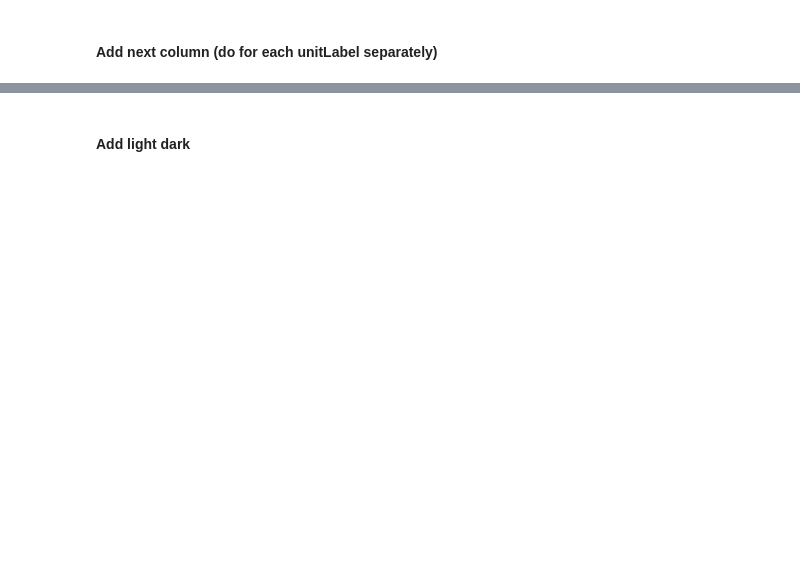
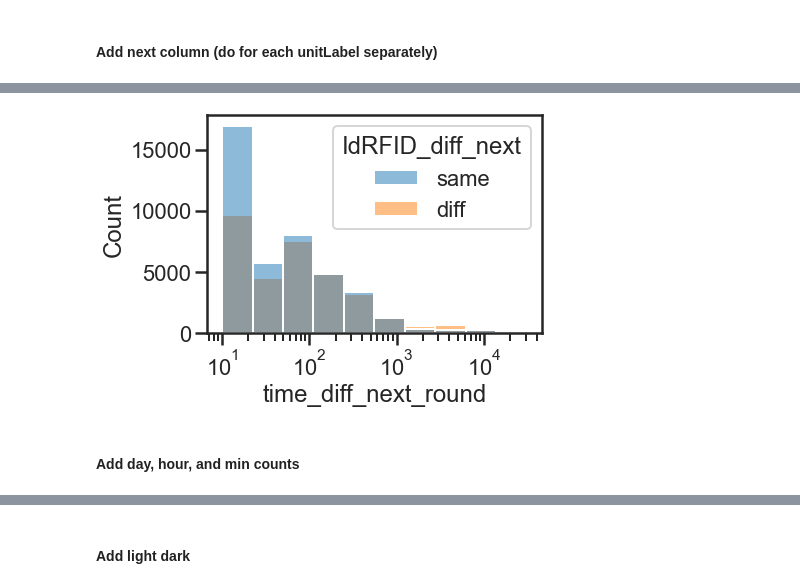
Before and after one commit to grace3999/RFID_polysubstance, a Jupyter notebook: RFID_VDM_wsucrose.ipynb, the cells around one changed output, grey strips where cells are left out. Drawn from its saved outputs; the diff is of its cells as text; code cells hidden in the pictures; blank space fills up the shorter version.

```diff
--- a/RFID_VDM_wsucrose.ipynb
+++ b/RFID_VDM_wsucrose.ipynb
@@ -69,6 +69,7 @@ for path in RFID_data_dir_paths:
     data_RFID_int['RFID_time_start'] = [x.split(' ')[1] for x in data_RFID_int['RFID_datetime_start'].dt.strftime("%Y-%m-%d %H:%M:%S")]
     data_RFID_int['RFID_hour'] = data_RFID_int['RFID_datetime_start'].dt.hour
     data_RFID_int['RFID_min'] = data_RFID_int['RFID_datetime_start'].dt.minute
+    data_RFID_int['RFID_second'] = data_RFID_int['RFID_datetime_start'].dt.second
 
     if data_RFID.empty:
         data_RFID = data_RFID_int
@@ -80,7 +81,7 @@ for path in RFID_data_dir_paths:
 #clean columns
 data_RFID = data_RFID[['IdRFID', 'unitLabel', 'eventDuration',
        'RFID_datetime_start', 'RFID_date',
-       'RFID_day', 'RFID_time_start', 'RFID_hour', 'RFID_min']]
+       'RFID_day', 'RFID_time_start', 'RFID_hour', 'RFID_min', 'RFID_second']]
 
 data_RFID.head()
 # %% [output]
@@ -164,7 +165,7 @@ for unitlabel in data_RFID['unitLabel'].unique():
 
 data_RFID_next['time_diff_next'] = (data_RFID_next['RFID_datetime_start_next'] - data_RFID_next['RFID_datetime_end'])
 data_RFID_next['time_diff_next'] = [x.total_seconds() for x in data_RFID_next['time_diff_next']]
-data_RFID_next['time_diff_next_round'] = data_RFID_next['time_diff_next'].apply(np.round)
+data_RFID_next['time_diff_next_round'] = data_RFID_next['time_diff_next'].round(-1)
 data_RFID_next.head()
 # %% [output]
 AM1-1
@@ -194,3 +193,5 @@ data_RFID_next.groupby(['IdRFID_diff_next'])['time_diff_next_round'].value_count
 # %%
-sns.histplot(data=data_RFID_next[data_RFID_next['IdRFID_diff_next']=='diff'], x='time_diff_next_round', bins=100)
+sns.histplot(data=data_RFID_next[data_RFID_next['time_diff_next_round'] != 0], x='time_diff_next_round', bins=10, hue='IdRFID_diff_next', log_scale=True)
 plt.show()
+# %% [output]
+[figure, added]
@@ -198,0 +198,2 @@ data_RFID_next.groupby('IdRFID_diff_next')['time_diff_next'].max()
+# %% [markdown]
+#### Add day, hour, and min counts
```
Also changed, not shown: parts of 25 cells of this notebook.
